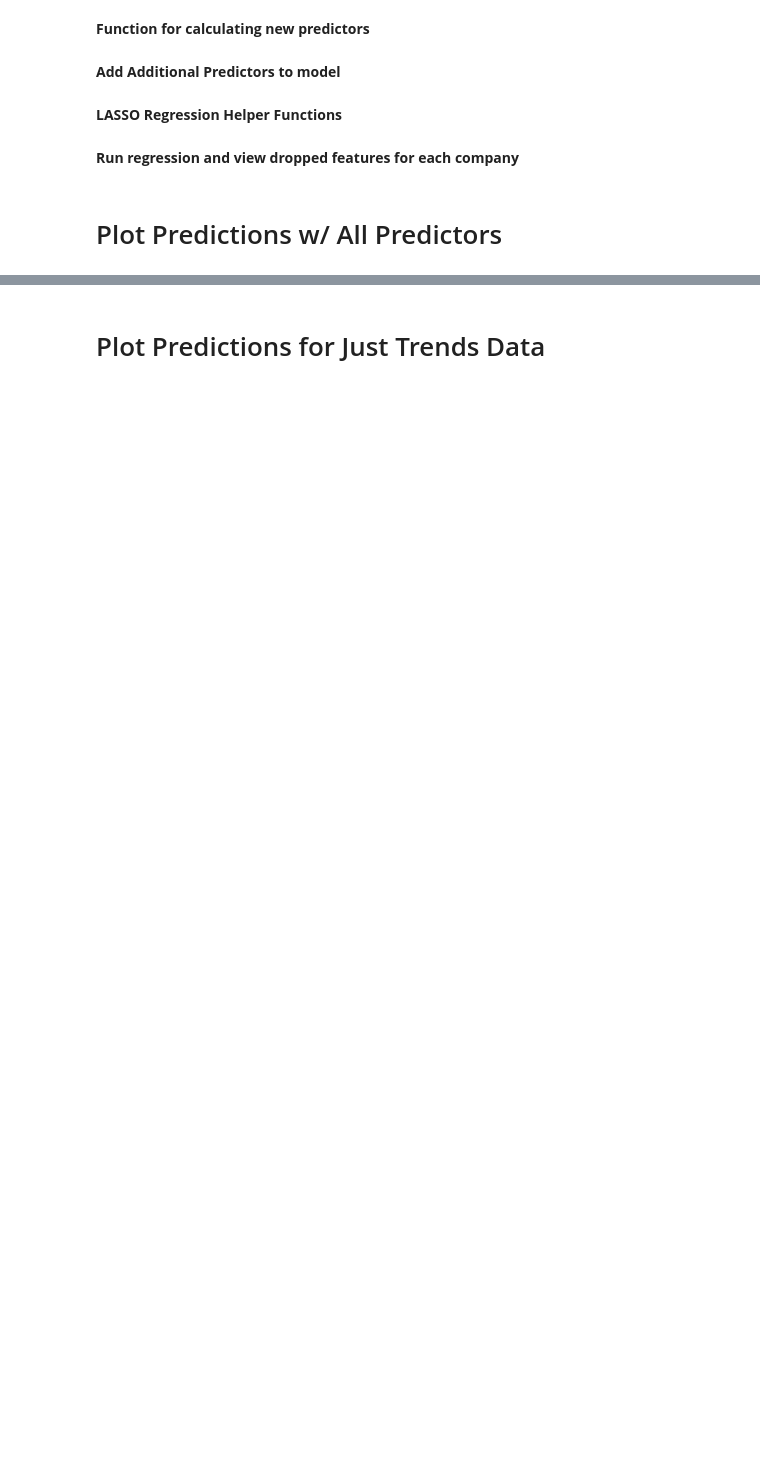
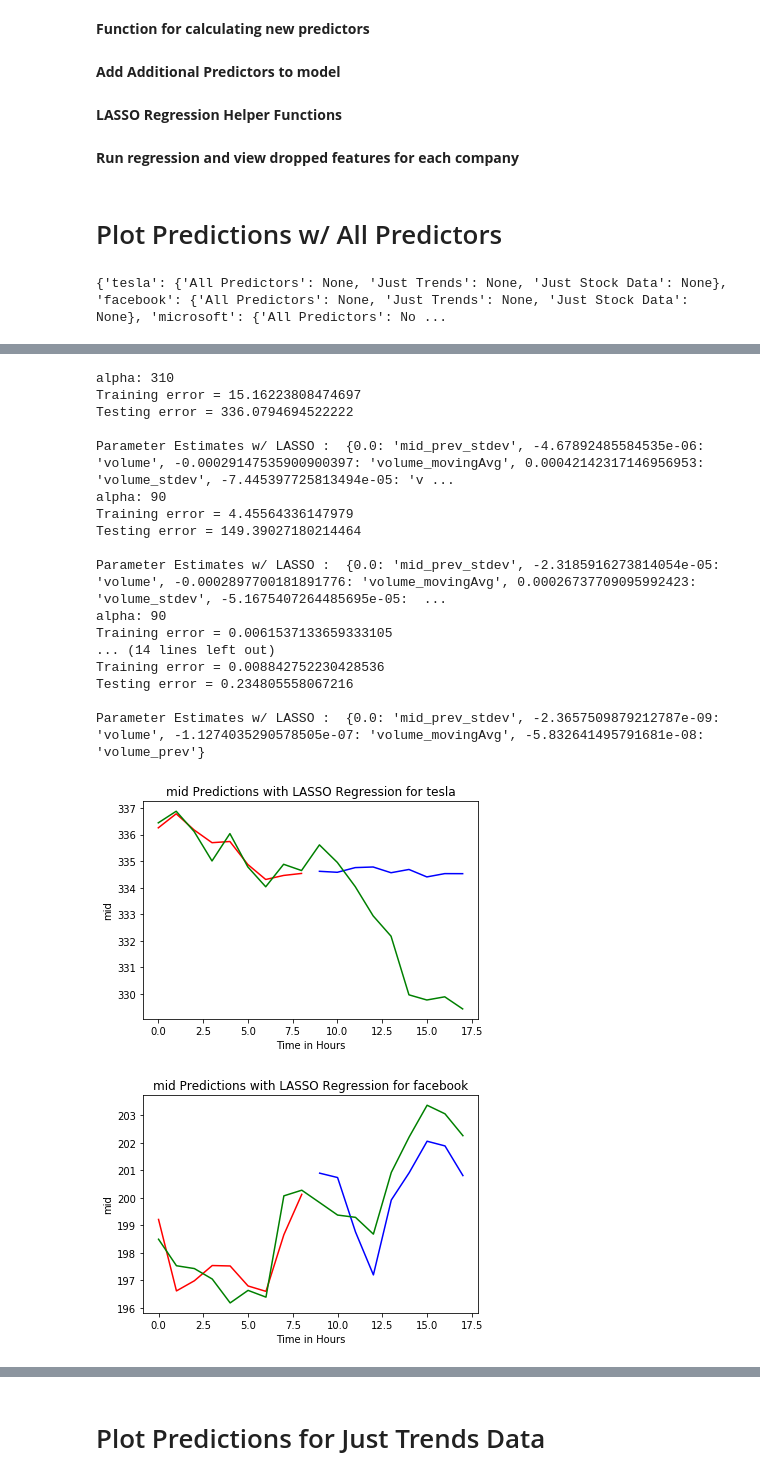
Before and after one commit to edwjchen/StockExploration, a Jupyter notebook: stockbot-hourly.ipynb, the cells around one changed output, grey strips where cells are left out. Cells and saved outputs as stored; diff of their text form; code cells hidden in the pictures; blank space fills up the shorter version.

```diff
--- a/stockbot-hourly.ipynb
+++ b/stockbot-hourly.ipynb
@@ -524,7 +570,9 @@ def getBestAlphaLASSORegression(y_col, parameter_cols, df_all_data_train):
         MSE_test.append(mean_squared_error(clf.predict(df_all_data_test[cols]), df_all_data_test[y_col]))
 
     bestAlpha = alpha[MSE_test.index(min(MSE_test))]
-    bestMSE = min(MSE_test)
+    clf = linear_model.Lasso(alpha=bestAlpha)
+    clf.fit(X, y)
+    bestMSE = mean_squared_error(clf.predict(df_all_data_test[cols]), df_all_data_test[y_col])
     print("alpha: "+str(bestAlpha))
     print("Training error = "+str(mean_squared_error(clf.predict(df_all_data_train[cols]), df_all_data_train[y_col])))
     print("Testing error = "+str(mean_squared_error(clf.predict(df_all_data_test[cols]), df_all_data_test[y_col])))
@@ -591,16 +639,21 @@ def columnsAverage(company, label):
 # %% [markdown]
 # Plot Predictions w/ All Predictors
 # %%
-keys = ['All Predictors ', 'Just Trends ','Just Stock Data']
+keys = ['All Predictors', 'Just Trends','Just Stock Data']
 MSE = {key: None for key in keys}
-MSE_companies = {company: MSE for company in companies}
+MSE_companies = {company: MSE.copy() for company in companies}
+# %%
+print(MSE_companies)
+# %% [output]
+{'tesla': {'All Predictors': None, 'Just Trends': None, 'Just Stock Data': None}, 'facebook': {'All Predictors': None, 'Just Trends': None, 'Just Stock Data': None}, 'microsoft': {'All Predictors': No ...
 # %%
 for company in companies:
     # Prepare column list
     cols = columnsAll(company, 'mid')
     # Find best alpha for LASSO Regression
-    alpha, MSE = getBestAlphaLASSORegression('mid',cols,df_trends_stocks[company])
+    alpha, MSE_all = getBestAlphaLASSORegression('mid',cols,df_trends_stocks[company])
     # Plot Predictions by True Labels
     plotLASSO(company, alpha, 'mid', cols, df_trends_stocks[company])
     # Plot MSE for LASSO Regression
-    MSE_companies[company]['All Predictors']  = MSE
+    MSE_companies[company]['All Predictors']  = MSE_all
+# %% [output]
@@ -606,0 +675,19 @@ for company in companies:
+alpha: 310
+Training error = 15.16223808474697
+Testing error = 336.0794694522222
+
+Parameter Estimates w/ LASSO :  {0.0: 'mid_prev_stdev', -4.67892485584535e-06: 'volume', -0.00029147535900900397: 'volume_movingAvg', 0.00042142317146956953: 'volume_stdev', -7.445397725813494e-05: 'v ...
+alpha: 90
+Training error = 4.45564336147979
+Testing error = 149.39027180214464
+
+Parameter Estimates w/ LASSO :  {0.0: 'mid_prev_stdev', -2.3185916273814054e-05: 'volume', -0.0002897700181891776: 'volume_movingAvg', 0.00026737709095992423: 'volume_stdev', -5.1675407264485695e-05:  ...
+alpha: 90
+Training error = 0.0061537133659333105
+... (14 lines left out)
+Training error = 0.008842752230428536
+Testing error = 0.234805558067216
+
+Parameter Estimates w/ LASSO :  {0.0: 'mid_prev_stdev', -2.3657509879212787e-09: 'volume', -1.1274035290578505e-07: 'volume_movingAvg', -5.832641495791681e-08: 'volume_prev'}
+[figure, added]
+[figure, added]
```
Also changed, not shown: parts of 15 cells of this notebook, 11 other files.
